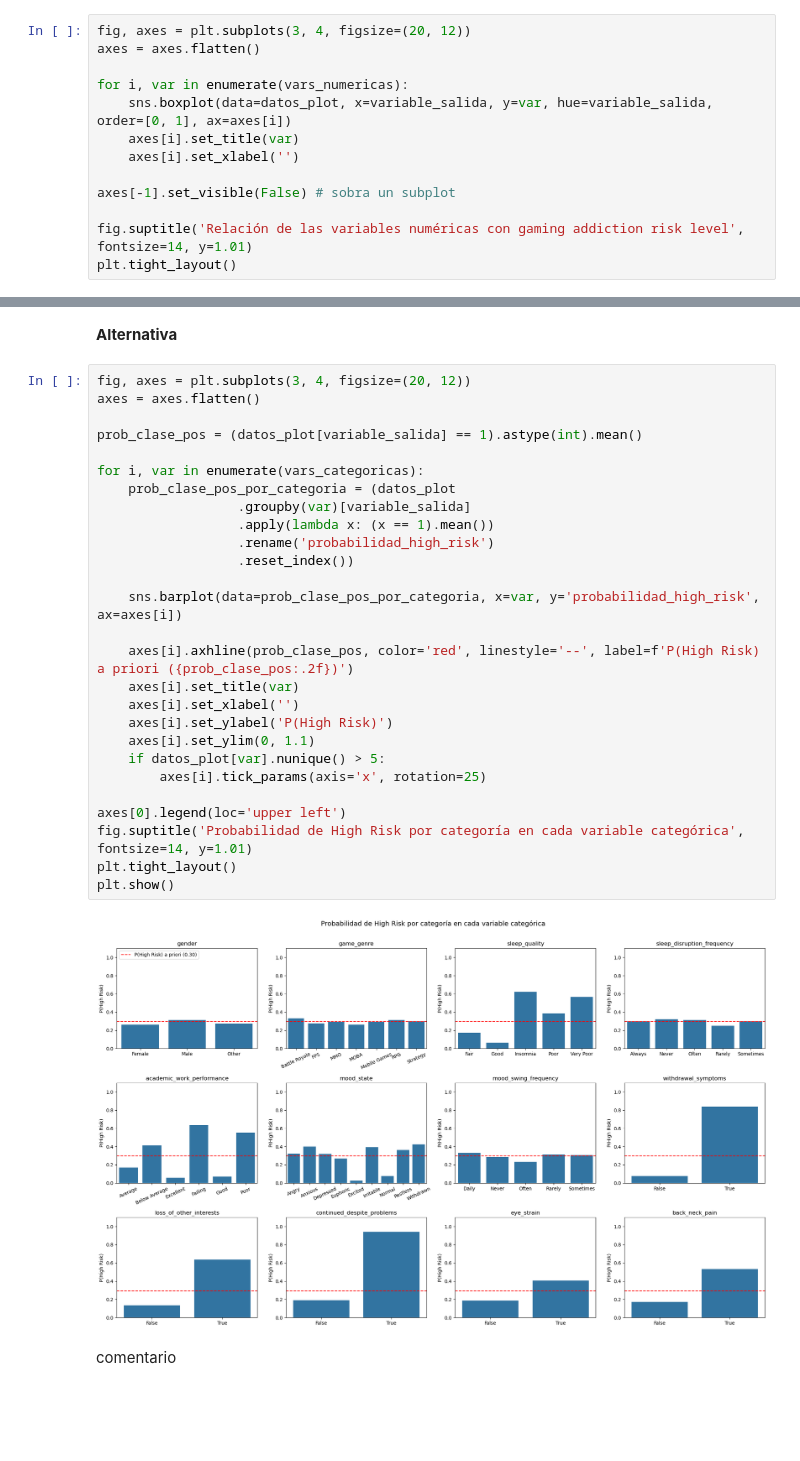
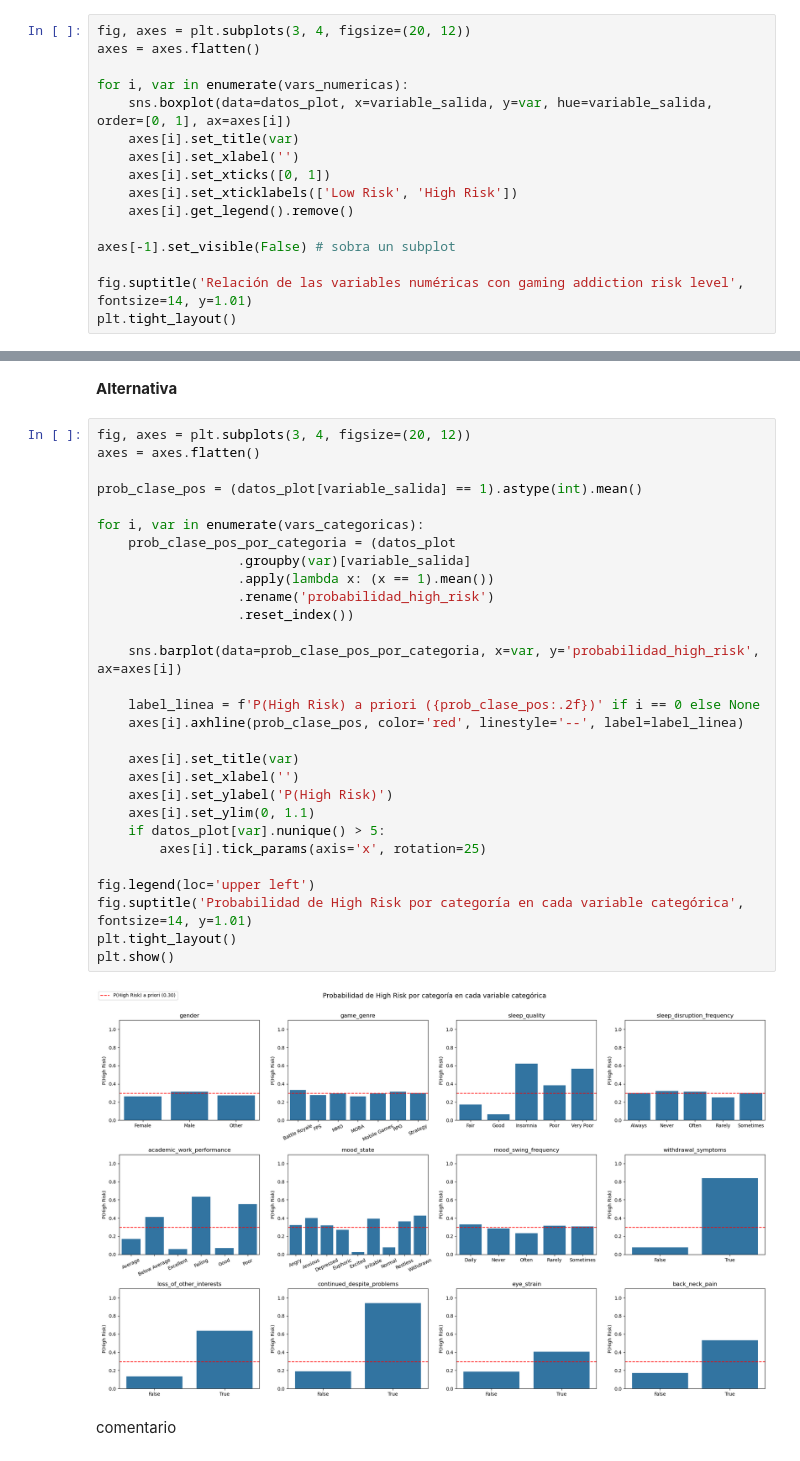
Before and after one commit to Miguelon1708/Trabajo-Mineria, a Jupyter notebook: main.ipynb, the cells around one changed output, grey strips where cells are left out. Cells and saved outputs as stored; diff of their text form; blank space fills up the shorter version.

```diff
--- a/main.ipynb
+++ b/main.ipynb
@@ -85,6 +85,9 @@ for i, var in enumerate(vars_numericas):
     sns.boxplot(data=datos_plot, x=variable_salida, y=var, hue=variable_salida, order=[0, 1], ax=axes[i])
     axes[i].set_title(var)
     axes[i].set_xlabel('')
+    axes[i].set_xticks([0, 1])
+    axes[i].set_xticklabels(['Low Risk', 'High Risk'])
+    axes[i].get_legend().remove()
 
 axes[-1].set_visible(False) # sobra un subplot
 
@@ -126,32 +129,34 @@ algún comentario al respecto
 # %%
 fig, axes = plt.subplots(3, 4, figsize=(20, 12))
 axes = axes.flatten()
 
 prob_clase_pos = (datos_plot[variable_salida] == 1).astype(int).mean()
 
 for i, var in enumerate(vars_categoricas):
     prob_clase_pos_por_categoria = (datos_plot
                   .groupby(var)[variable_salida]
                   .apply(lambda x: (x == 1).mean())
                   .rename('probabilidad_high_risk')
                   .reset_index())
 
     sns.barplot(data=prob_clase_pos_por_categoria, x=var, y='probabilidad_high_risk', ax=axes[i])
 
-    axes[i].axhline(prob_clase_pos, color='red', linestyle='--', label=f'P(High Risk) a priori ({prob_clase_pos:.2f})')
+    label_linea = f'P(High Risk) a priori ({prob_clase_pos:.2f})' if i == 0 else None
+    axes[i].axhline(prob_clase_pos, color='red', linestyle='--', label=label_linea)
+
     axes[i].set_title(var)
     axes[i].set_xlabel('')
     axes[i].set_ylabel('P(High Risk)')
     axes[i].set_ylim(0, 1.1)
     if datos_plot[var].nunique() > 5:
         axes[i].tick_params(axis='x', rotation=25)
 
-axes[0].legend(loc='upper left')
+fig.legend(loc='upper left')
 fig.suptitle('Probabilidad de High Risk por categoría en cada variable categórica', fontsize=14, y=1.01)
 plt.tight_layout()
 plt.show()
 # %% [output]
-[figure, old version]
+[figure, new version]
 # %% [markdown]
 comentario
 # %% [markdown]
```
Also changed, not shown: parts of 2 cells of this notebook.
